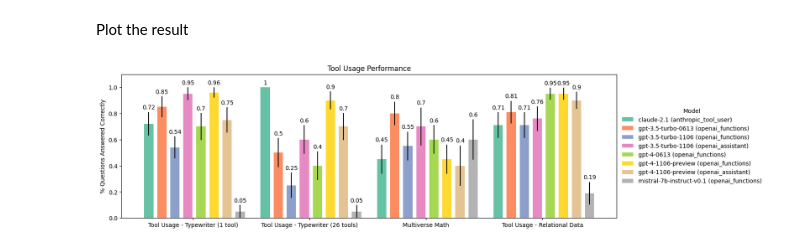
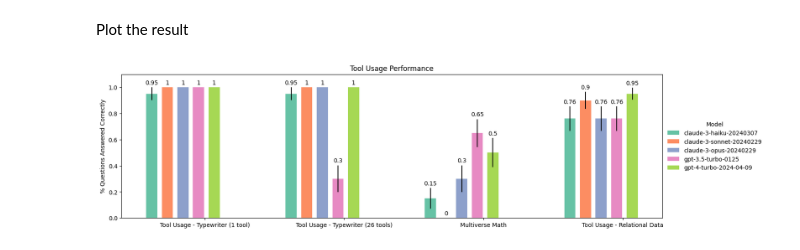
Before and after one commit to langchain-ai/langchain-benchmarks, a Jupyter notebook: docs/source/notebooks/tool_usage/benchmark_all_tasks.ipynb, the cells around one changed output. Saved outputs shown, nothing was run; the diff lists cells and outputs as text; code cells hidden in the pictures.

```diff
--- a/docs/source/notebooks/tool_usage/benchmark_all_tasks.ipynb
+++ b/docs/source/notebooks/tool_usage/benchmark_all_tasks.ipynb
@@ -126,13 +154,14 @@ from langsmith.client import Client
 # %% [markdown]
 Let's fetch all the data that has the same experiment ID and place it in a dataframe.
 # %%
-experiment_ids = ["woof"]
+experiment_ids = ["sky1"]
 dataset_names = [task.name for task in registry.filter(Type="ToolUsageTask")]
 
 client = Client()
 projects = []
 for dataset_name in dataset_names:
-    for project in client.list_projects(reference_dataset_name=dataset_name):
+    dataset_name_ = dataset_name + f" ({today})"
+    for project in client.list_projects(reference_dataset_name=dataset_name_):
         if (
             project.metadata.get("id") in experiment_ids
             and project.end_time is not None
@@ -167,7 +194,7 @@ correct = []
 
 for r in df.to_dict(orient="records"):
     if "Typewriter" in r["task"]:
-        correct.append(r["feedback.Correct Final State"])
+        correct.append(r["feedback.correct final state"])
     else:
         correct.append(r["feedback.correctness"])
 
@@ -176,10 +203,8 @@ df["correct"].fillna(0, inplace=True)
 # %% [markdown]
 Compute some statistics. We're using estimating standard error of the mean assuming a bernoulli process.
 # %%
-num_correct = (
-    df.groupby(["model", "arch", "task"])["correct"].sum().to_frame("num_correct")
-)
-total = df.groupby(["task", "model", "arch"]).size().to_frame("total")
+num_correct = df.groupby(["model", "task"])["correct"].sum().to_frame("num_correct")
+total = df.groupby(["task", "model"]).size().to_frame("total")
 stats_df = total.join(num_correct)
 stats_df["% correct"] = stats_df["num_correct"] / stats_df["total"]
 stats_df["error"] = np.sqrt(
@@ -195,7 +220,14 @@ tasks = [
 
 stats_df = stats_df.reset_index()
 models = stats_df["model"].unique()
-arches = stats_df["arch"].unique()
+# %%
+models = [
+    "claude-3-haiku-20240307",
+    "claude-3-sonnet-20240229",
+    "claude-3-opus-20240229",
+    "gpt-3.5-turbo-0125",
+    "gpt-4-turbo-2024-04-09",
+]
 # %% [markdown]
 Plot the result
 # %%
@@ -208,13 +240,9 @@ multiplier = 0
 fig, ax = plt.subplots(layout="constrained", figsize=(16, 4))
 colormap = plt.get_cmap("Set2").colors
 idx = 0
-for model, arch in product(models, arches):
+for model in models:
     try:
         results = stats_df.set_index("model").loc[model]
-    except:
-        continue
-    try:
-        results = results.set_index("arch").loc[arch]
     except:
         continue
     if len(results) == 0:
@@ -222,32 +250,32 @@ for model, arch in product(models, arches):
     color = colormap[idx]
     idx += 1
 
     results = results.set_index("task").loc[tasks]
     measurement = results["% correct"]
 
     values = [round(m, 2) for m in measurement]
 
     offset = width * multiplier * 1.4
     rects = ax.bar(
         x + offset,
         values,
         width,
-        label=f"{model} ({arch})",
+        label=f"{model}",
         yerr=results["error"],
         color=color,
     )
     ax.bar_label(rects, padding=3)
     multiplier += 1
 
 # Add some text for labels, title and custom x-axis tick labels, etc.
 ax.set_ylabel("% Questions Answered Correctly")
 ax.set_title("Tool Usage Performance")
 ax.set_xticks(x + width + 0.3, tasks)
 ax.legend(
     loc="center left", ncols=1, bbox_to_anchor=(1.0, 0.5), frameon=False, title="Model"
 )
 ax.set_ylim(0, 1.10)
 plt.savefig("overall_perf.png", dpi=300, bbox_inches="tight")
 plt.show()
 # %% [output]
-[figure, old version]
+[figure, new version]
```
Also changed, not shown: parts of 10 cells of this notebook.
